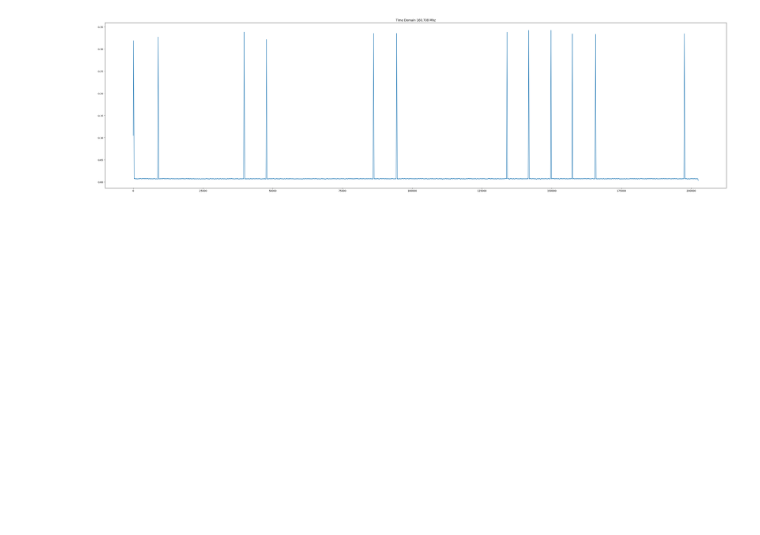
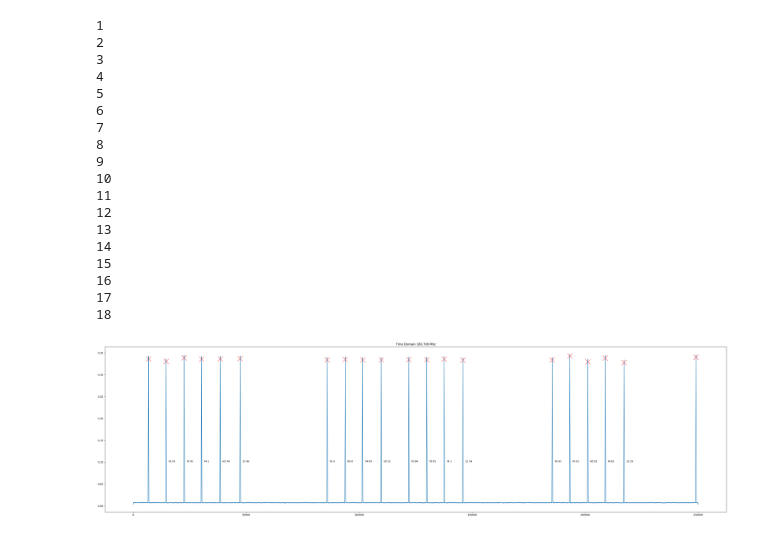
Before and after one commit to bigalnz/test_fft, a Jupyter notebook: notebooks/beep_error.ipynb, the cells around one changed output. Cells and saved outputs as stored; diff of their text form; code cells hidden in the pictures; blank space fills up the shorter version.

```diff
--- a/notebooks/beep_error.ipynb
+++ b/notebooks/beep_error.ipynb
@@ -5,37 +5,67 @@ import numpy as np
 from matplotlib import pyplot as plt
 
 samples = np.fromfile('../data/rtl_ct.s8', np.uint8)
-samples = samples[90_000_000:130_500_000]
+samples = samples[250000*710:250000*910]
 sample_rate = 1024000
 center_freq = 160270968
 size = len(samples)
 x = samples
 
 x = x.astype(np.float32)
 x = (x - 127) / 128
 x = x[::2] + x[1::2]*1j
 
 # FILTER AND PLOT TIME DOMAIN 160.601120Mhz
 
 t = np.arange(len(x))/1024000
 h = signal.firwin(501, 0.02, pass_zero=True)
 p = np.exp(2j*np.pi*t*-437072)
 
 z = x
 
 z = z * p
 z = signal.convolve(z, h, 'same')
 z = z[::100]
 z = np.abs(z)
 z = signal.convolve(z, [1]*189, 'same')/189
 
-#z_peaks = signal.find_peaks(z, prominence=0.000005)
+z_peaks = signal.find_peaks(z, prominence=0.05)
 
 plt.figure(figsize=(45,12))
-#plt.plot(z_peaks[0], z_peaks[1]["prominences"], marker='x', linestyle='', color="r", markersize=20)
+plt.plot(z_peaks[0], z_peaks[1]["prominences"], marker='x', linestyle='', color="r", markersize=20)
+
+for i in range (1, len(z_peaks[0])-1):
+    plt.annotate(round((10240/(z_peaks[0][i+1]-z_peaks[0][i]))*60, 2), xy=( z_peaks[0][i]+1000 , 0.1))
+
+
+
+#plt.annotate(round((10240/(z_peaks[0][7]-z_peaks[0][6]))*60, 2), xy=( z_peaks[0][6]+1000 , 0.1))
+#plt.annotate(round((10240/(z_peaks[0][8]-z_peaks[0][7]))*60, 2), xy=( z_peaks[0][7]+1000 , 0.1))
+#plt.annotate(round((10240/(z_peaks[0][9]-z_peaks[0][8]))*60, 2), xy=( z_peaks[0][8]+1000 , 0.1))
+#plt.annotate(round((10240/(z_peaks[0][10]-z_peaks[0][9]))*60, 2), xy=( z_peaks[0][9]+1000 , 0.1))
+#plt.annotate(round((10240/(z_peaks[0][11]-z_peaks[0][10]))*60, 2), xy=( z_peaks[0][10]+1000 , 0.1))
+#plt.annotate(round((10240/(z_peaks[0][12]-z_peaks[0][11]))*60, 2), xy=( z_peaks[0][11]+1000 , 0.1))
 plt.plot(z)
 
 plt.title(f"Time Domain 160.708 Mhz")
 plt.show()
 # %% [output]
+1
+2
+3
+4
+5
+6
+7
+8
+9
+10
+11
+12
+13
+14
+15
+16
+17
+18
-[figure, old version]
+[figure, new version]
```
Also changed, not shown: 1 other file.
